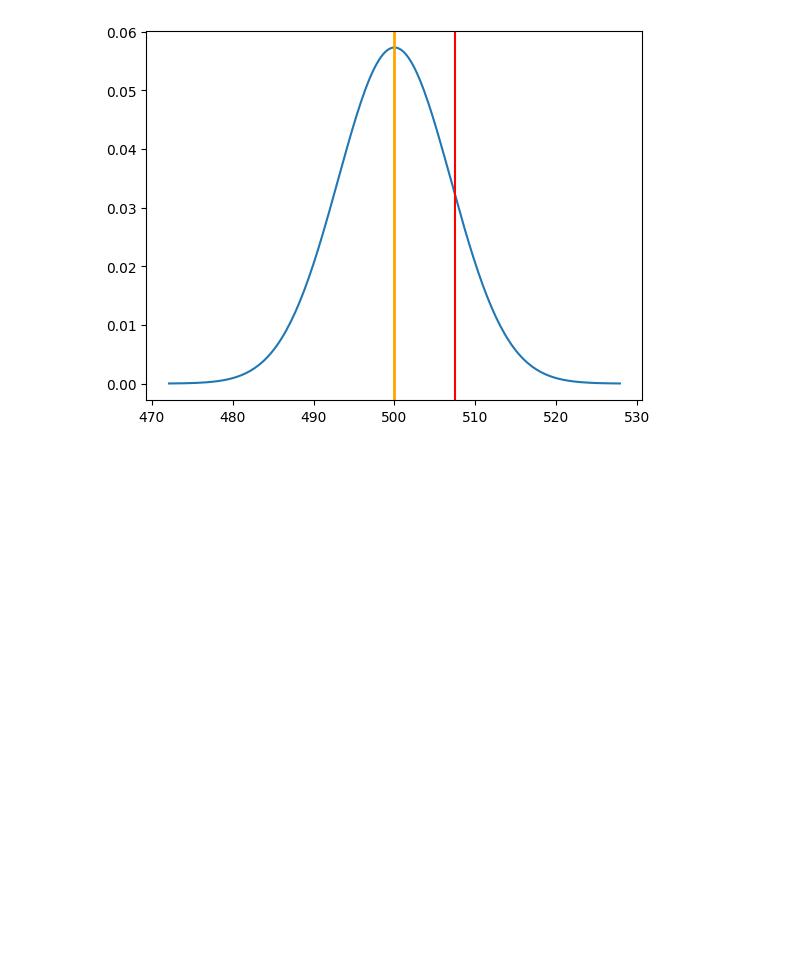
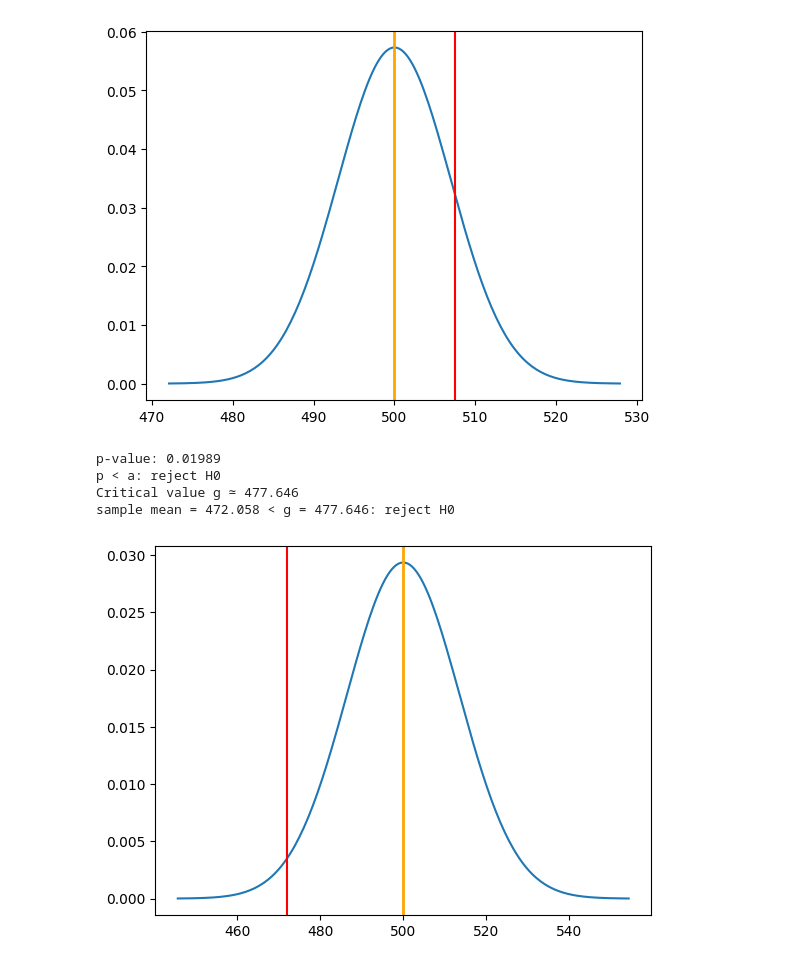
Before and after one commit to JasperLefever/dsai-oef, a Jupyter notebook: 3-central-limit-testing/lab-3-02-hypothesis-testing.ipynb, the cells around one changed output. Saved outputs shown, nothing was run; the diff lists cells and outputs as text; code cells hidden in the pictures; blank space fills up the shorter version.

```diff
--- a/3-central-limit-testing/lab-3-02-hypothesis-testing.ipynb
+++ b/3-central-limit-testing/lab-3-02-hypothesis-testing.ipynb
@@ -326,3 +326,67 @@ p > a: do not reject H0
 Critical value g ≃ 511.456
 sample mean = 507.535 < g = 511.456: do not reject H0
 [figure]
+# %%
+## LEFT TAIL Z-TEST
+#Step 1: formulate the null and alternative hypotheses
+#- H0: μ = 500
+#- H1: μ < 500
+
+#Step 2: specify the significance level
+# Properties of the sample:
+n = df[df['Gender'] == "Female"]["Money"].count()      # sample size
+sm = df[df['Gender'] == "Female"]["Money"].mean()      # sample mean
+s = 98    # population standard deviation (assumed to be known)
+a = 0.05    # significance level (chosen by the researcher)
+m0 = 500    # hypothetical population mean (H0)
+
+# Plotting the sample distribution
+# Gauss-curve plot:
+# X-values
+dist_x = np.linspace(m0 - 4 * s/np.sqrt(n), m0 + 4 * s/np.sqrt(n), num=201)
+# Y-values for the Gauss curve
+dist_y = stats.norm.pdf(dist_x, m0, s/np.sqrt(n))
+fig, dplot = plt.subplots(1, 1)
+# Plot the Gauss-curve
+dplot.plot(dist_x, dist_y)
+# Show the hypothetical population mean with an orange line
+dplot.axvline(m0, color="orange", lw=2)
+# Show the sample mean with a red line
+dplot.axvline(sm, color="red")
+
+#Step 3: compute the test statistic (red line in the plot)
+# Hier is dat 500.535
+
+#Step 4:
+## method 1
+# Determine the $p$-value and reject $H_0$ if $p < \alpha$.
+#The $p$-value is the probability, if the null hypothesis is true, to obtain
+#a value for the test statistic that is at least as extreme as the
+# observed value
+p = stats.norm.cdf(sm, loc=m0, scale=s/np.sqrt(n))
+print("p-value: %.5f" % p)
+if(p < a):
+    print("p < a: reject H0")
+else:
+    print("p > a: do not reject H0")
+
+## method 2
+# An alternative method is to determine the critical region, i.e. the set of all values for the sample mean where $H_0$ may be rejected.
+# The boundary of that area is called the critical value $g$. To the right of it you can't reject $H_0$ (acceptance region), to the left you can (critical region). The area of the acceptance region is $\alpha$, the area of the critical region is $1 - \alpha$.
+g = stats.norm.isf(1-a, loc = m0, scale = s / np.sqrt(n))
+print("Critical value g ≃ %.3f" % g)
+if (sm > g):
+    print("sample mean = %.3f > g = %.3f: do not reject H0" % (sm, g))
+else:
+    print("sample mean = %.3f < g = %.3f: reject H0" % (sm, g))
+
+
+# Step 5
+#  We can conclude that there is enough evidence to reject the
+#  null hypothesis.
+# %% [output]
+p-value: 0.01989
+p < a: reject H0
+Critical value g ≃ 477.646
+sample mean = 472.058 < g = 477.646: reject H0
+[figure, added]
```
Also changed, not shown: parts of 1 cell of this notebook.
